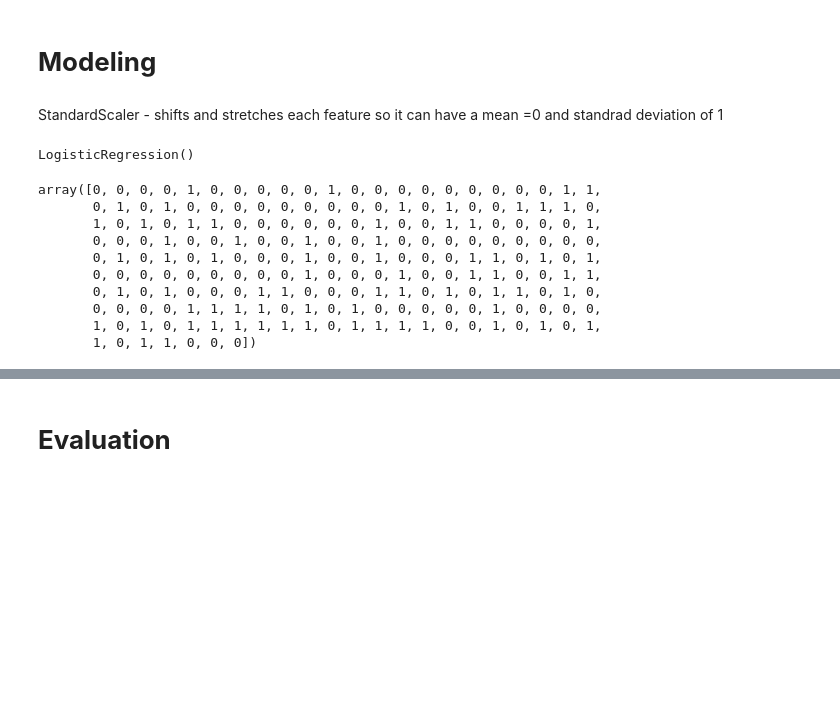
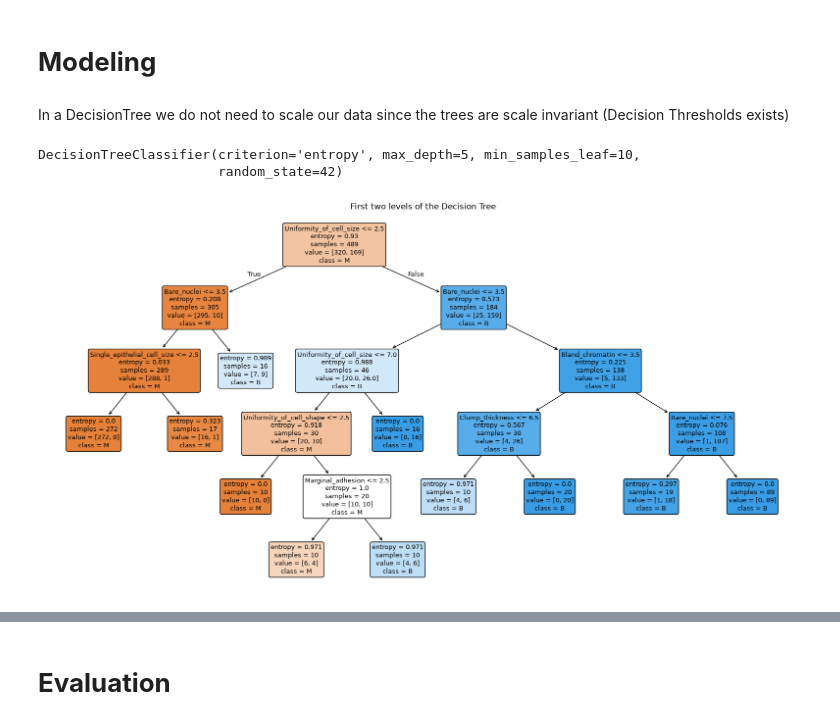
Before and after one commit to JosephRidge/ML-101-Series, a Jupyter notebook: decisionTrees/app.ipynb, the cells around one changed output, grey strips where cells are left out. Cells and saved outputs as stored; diff of their text form; code cells hidden in the pictures; blank space fills up the shorter version.

```diff
--- a/decisionTrees/app.ipynb
+++ b/decisionTrees/app.ipynb
@@ -156,3 +155,0 @@ since the missing values in 'Bare_nuclei' column are less than 2% we can drop th
-# %%
-df['Bare_nuclei'] = pd.to_numeric(df['Bare_nuclei']) # converts to numerical form and reassigns the column 'Bare_nulcei'
-df = df.dropna() # dropping all rows containing the  missing values
@@ -261,29 +205,25 @@ Name: proportion, dtype: float64
 # %% [markdown]
 # **Modeling**
 # %% [markdown]
-StandardScaler - shifts and stretches each feature so it can have a mean =0 and standrad deviation of 1
+In a DecisionTree we do not need to scale our data since the trees are scale invariant (Decision Thresholds exists)
+# %%
+# the DecisionTreeClassifier in sklearn defaults to 'gini'
+model = DecisionTreeClassifier(
+    max_depth= 5,
+    min_samples_leaf=10,
+    criterion='entropy', #
+    random_state = 42,
+)
 # %%
-scaler = StandardScaler() #instance of the standard scaler
-
-X_train_scaled = scaler.fit_transform(X_train) # calcluate the mean and standard deviation of each column(independent variables) stores them in a scaler
-
-X_test_scaled =  scaler.transform(X_test) # applies the scaling formlar (x-mean)/std
+model.fit(X_train, y_train) # training the model
+# %% [output]
+DecisionTreeClassifier(criterion='entropy', max_depth=5, min_samples_leaf=10,
+                       random_state=42)
-# %%
-model = LogisticRegression() # instancen of the model
-model.fit(X_train_scaled, y_train) # trianed our model
-# %% [output]
-LogisticRegression()
-# %%
-y_hats = model.predict(X_test_scaled)
-y_hats # predictions
-# %% [output]
-array([0, 0, 0, 0, 1, 0, 0, 0, 0, 0, 1, 0, 0, 0, 0, 0, 0, 0, 0, 0, 1, 1,
-       0, 1, 0, 1, 0, 0, 0, 0, 0, 0, 0, 0, 0, 1, 0, 1, 0, 0, 1, 1, 1, 0,
-       1, 0, 1, 0, 1, 1, 0, 0, 0, 0, 0, 0, 1, 0, 0, 1, 1, 0, 0, 0, 0, 1,
-       0, 0, 0, 1, 0, 0, 1, 0, 0, 1, 0, 0, 1, 0, 0, 0, 0, 0, 0, 0, 0, 0,
-       0, 1, 0, 1, 0, 1, 0, 0, 0, 1, 0, 0, 1, 0, 0, 0, 1, 1, 0, 1, 0, 1,
-       0, 0, 0, 0, 0, 0, 0, 0, 0, 1, 0, 0, 0, 1, 0, 0, 1, 1, 0, 0, 1, 1,
-       0, 1, 0, 1, 0, 0, 0, 1, 1, 0, 0, 0, 1, 1, 0, 1, 0, 1, 1, 0, 1, 0,
-       0, 0, 0, 0, 1, 1, 1, 1, 0, 1, 0, 1, 0, 0, 0, 0, 0, 1, 0, 0, 0, 0,
-       1, 0, 1, 0, 1, 1, 1, 1, 1, 1, 0, 1, 1, 1, 1, 0, 0, 1, 0, 1, 0, 1,
-       1, 0, 1, 1, 0, 0, 0])
+# %%
+# plot our tree
+plt.figure(figsize=(20,10))
+plot_tree(model, max_depth=5, feature_names=X.columns, class_names=['M', 'B'], filled=True , rounded=True, fontsize=9)
+plt.title("First two levels of the Decision Tree")
+plt.show()
+# %% [output]
+[figure, added]
```
Also changed, not shown: parts of 17 cells of this notebook.
